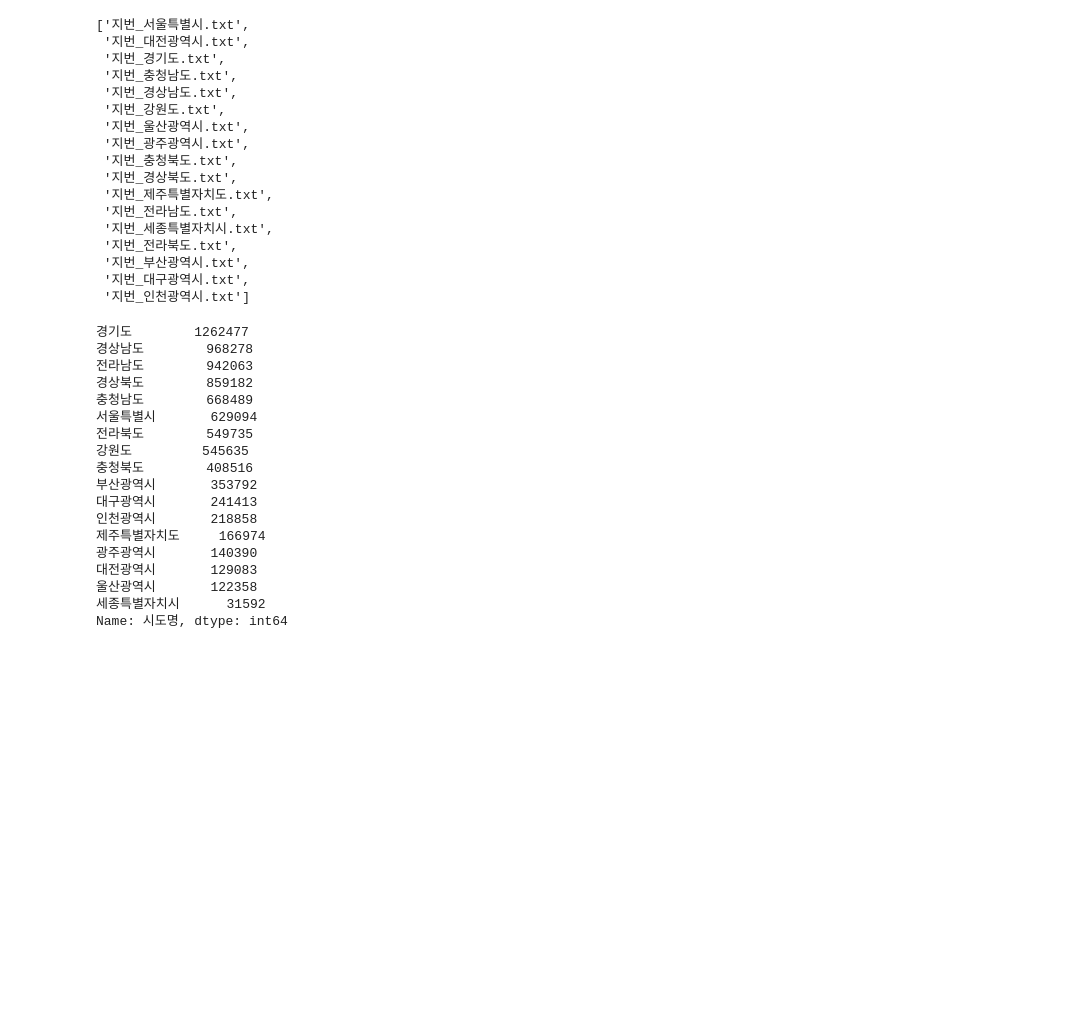
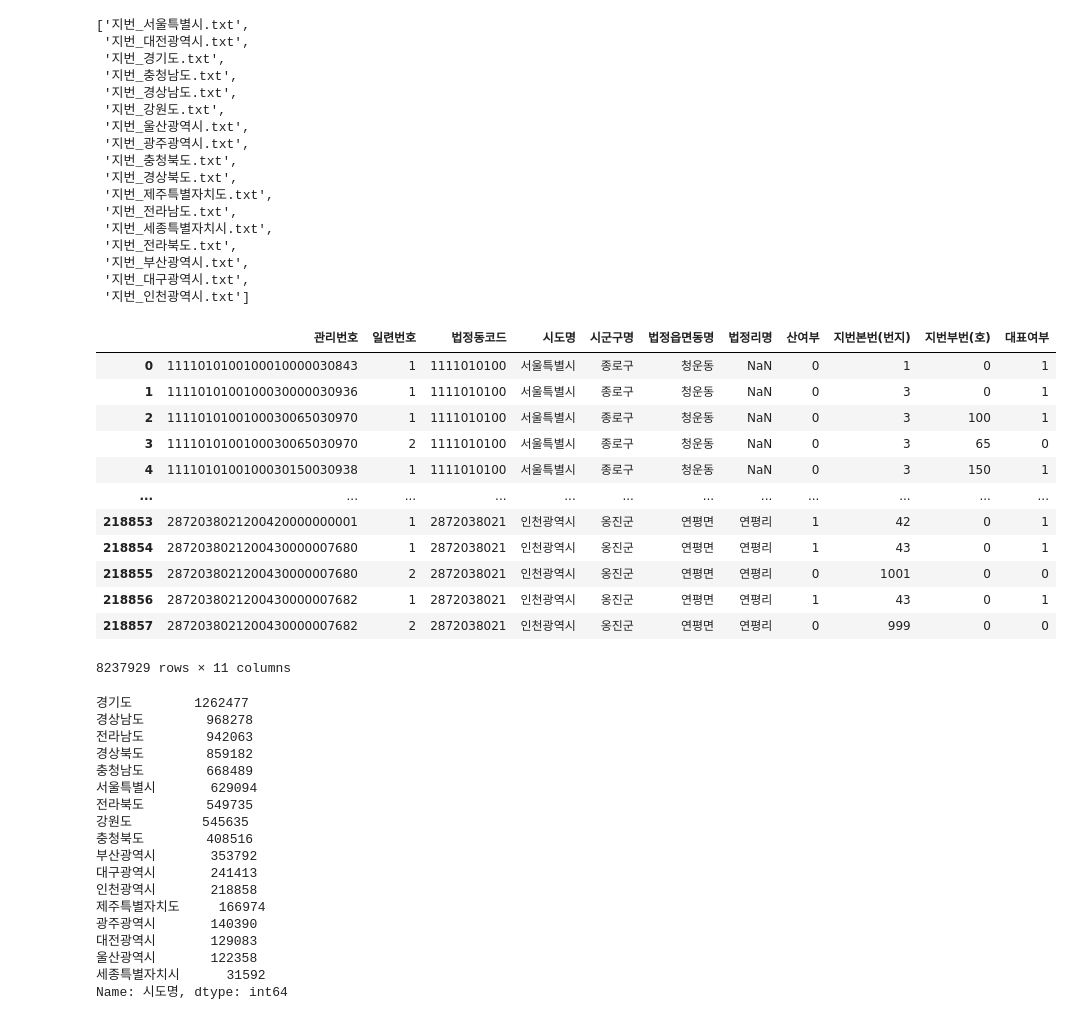
Before and after one commit to blackbutterfly0852/property_python, a Jupyter notebook: 230111 내집마련파이썬_2_1_공공데이터.ipynb, the cells around one changed output. Cells and saved outputs as stored; diff of their text form; code cells hidden in the pictures; blank space fills up the shorter version.

```diff
--- a/230111 내집마련파이썬_2_1_공공데이터.ipynb
+++ b/230111 내집마련파이썬_2_1_공공데이터.ipynb
@@ -114,3 +115,19 @@ for f in filenames:
+# %%
+df
+# %% [output]
+|  | 관리번호 | 일련번호 | 법정동코드 | 시도명 | 시군구명 | 법정읍면동명 | 법정리명 | 산여부 | 지번본번(번지) | 지번부번(호) | 대표여부 |
+| 0 | 1111010100100010000030843 | 1 | 1111010100 | 서울특별시 | 종로구 | 청운동 | NaN | 0 | 1 | 0 | 1 |
+| 1 | 1111010100100030000030936 | 1 | 1111010100 | 서울특별시 | 종로구 | 청운동 | NaN | 0 | 3 | 0 | 1 |
+| 2 | 1111010100100030065030970 | 1 | 1111010100 | 서울특별시 | 종로구 | 청운동 | NaN | 0 | 3 | 100 | 1 |
+| 3 | 1111010100100030065030970 | 2 | 1111010100 | 서울특별시 | 종로구 | 청운동 | NaN | 0 | 3 | 65 | 0 |
+| 4 | 1111010100100030150030938 | 1 | 1111010100 | 서울특별시 | 종로구 | 청운동 | NaN | 0 | 3 | 150 | 1 |
+| ... | ... | ... | ... | ... | ... | ... | ... | ... | ... | ... | ... |
+| 218853 | 2872038021200420000000001 | 1 | 2872038021 | 인천광역시 | 옹진군 | 연평면 | 연평리 | 1 | 42 | 0 | 1 |
+| 218854 | 2872038021200430000007680 | 1 | 2872038021 | 인천광역시 | 옹진군 | 연평면 | 연평리 | 1 | 43 | 0 | 1 |
+| 218855 | 2872038021200430000007680 | 2 | 2872038021 | 인천광역시 | 옹진군 | 연평면 | 연평리 | 0 | 1001 | 0 | 0 |
+| 218856 | 2872038021200430000007682 | 1 | 2872038021 | 인천광역시 | 옹진군 | 연평면 | 연평리 | 1 | 43 | 0 | 1 |
+| 218857 | 2872038021200430000007682 | 2 | 2872038021 | 인천광역시 | 옹진군 | 연평면 | 연평리 | 0 | 999 | 0 | 0 |
+8237929 rows × 11 columns
 # %%
 df['시군구'] = df['법정동코드'].apply(lambda x: str(x)[0:5])
 header = ["관리번호", "일련번호", "법정동코드", "시도명", "시군구명", "법정읍면동명", "법정리명", "산여부", "지번본번(번지)", "지번부번(호)", "대표여부", '시군구']
```
Also changed, not shown: parts of 15 cells of this notebook.
